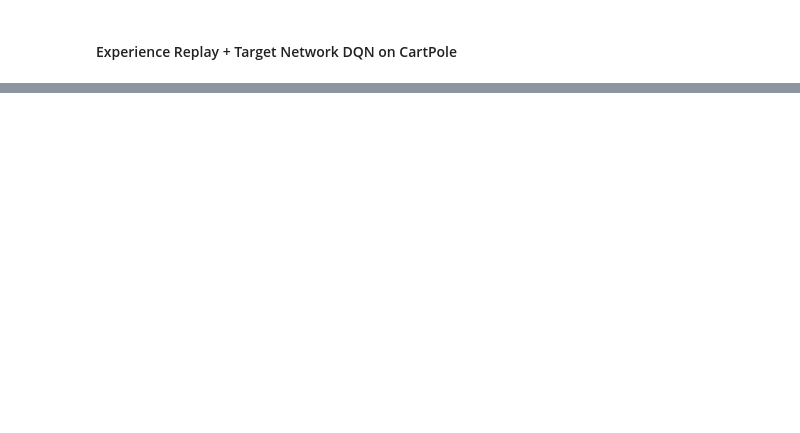
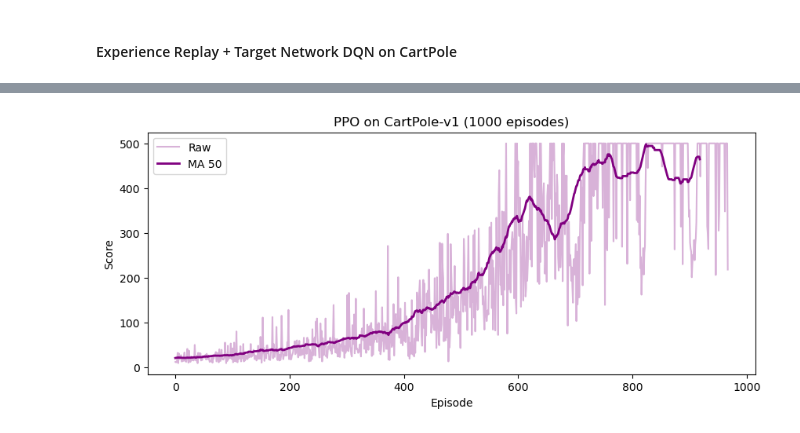
Before and after one commit to BoFu001/Deep-reinforcement-learning, a Jupyter notebook: INM707-FU.ipynb, the cells around one changed output, grey strips where cells are left out. Cells and saved outputs as stored; diff of their text form; code cells hidden in the pictures; blank space fills up the shorter version.

Commit message:
PPO on CartPole

```diff
--- a/INM707-FU.ipynb
+++ b/INM707-FU.ipynb
@@ -1176,0 +1175,10 @@ subprocess.run(['git', 'push'])
+# %%
+# hyperparameters
+ENV_NAME = 'CartPole-v1'
+GAMMA = 0.99       # discount factor
+LR_ACTOR = 0.0003  # actor learning rate
+LR_CRITIC = 0.001    # critic learning rate
+CLIP_EPSILON = 0.2   # PPO clip parameter
+K_EPOCHS = 4         # number of epochs per update
+N_STEPS = 512        # steps to collect before update
+EPISODES = 1000      # total training episodes
@@ -1176,0 +1230,25 @@ subprocess.run(['git', 'push'])
+# %%
+def select_action(state):
+    state_tensor = torch.FloatTensor(state)
+
+    with torch.no_grad():
+        probs = actor(state_tensor)  # get action probabilities
+
+    # sample action from probability distribution
+    dist = torch.distributions.Categorical(probs)
+    action = dist.sample()
+
+    # return action and its log probability
+    return action.item(), dist.log_prob(action).item()
+# %%
+def compute_returns(rewards, dones, last_value, gamma):
+    returns = []
+    R = last_value
+
+    for r, done in zip(reversed(rewards), reversed(dones)):
+        if done:
+            R = 0  # reset if episode ended
+        R = r + gamma * R
+        returns.insert(0, R)
+
+    return returns
@@ -1176,0 +1395,11 @@ subprocess.run(['git', 'push'])
+# %%
+plt.figure(figsize=(10, 4))
+plt.plot(scores, alpha=0.3, color='purple', label='Raw')
+plt.plot(moving_average(scores, 50), color='purple', linewidth=2, label='MA 50')
+plt.title('PPO on CartPole-v1 (1000 episodes)')
+plt.xlabel('Episode')
+plt.ylabel('Score')
+plt.legend()
+plt.show()
+# %% [output]
+[figure, added]
```
Also changed, not shown: parts of 13 cells of this notebook, 1 other file.
